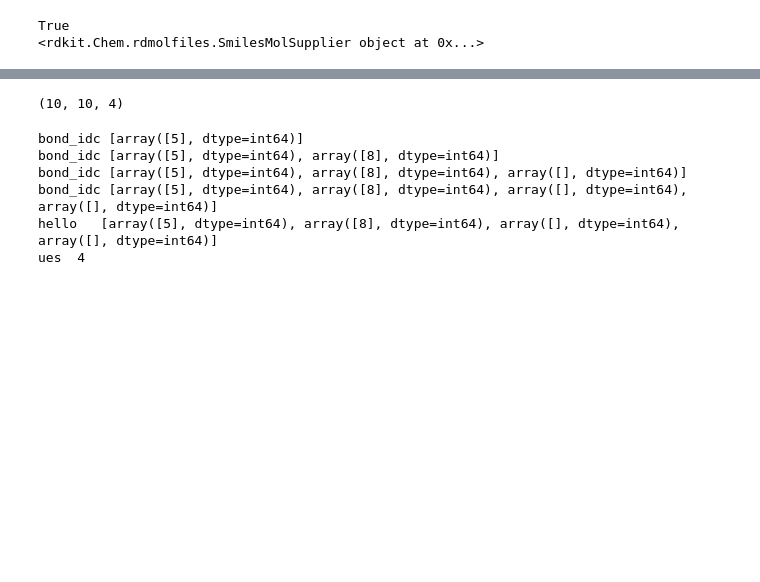
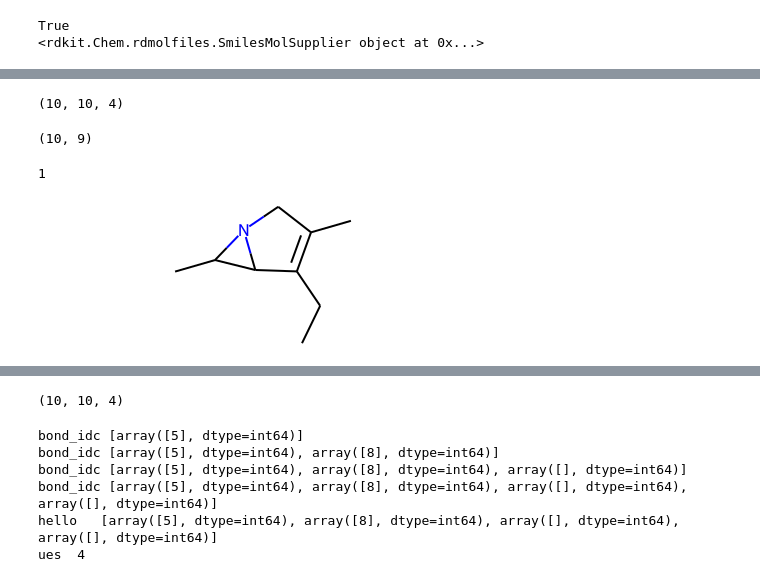
Before and after one commit to ashishgupta2598/GNN-moleculer-generation, a Jupyter notebook: Untitled1.ipynb, the cells around one changed output, grey strips where cells are left out. Drawn from its saved outputs; the diff is of its cells as text; code cells hidden in the pictures; blank space fills up the shorter version.

```diff
--- a/Untitled1.ipynb
+++ b/Untitled1.ipynb
@@ -167,0 +484,17 @@ class MolecularGraph:
+# %%
+graph.edge_features.shape
+# %% [output]
+(10, 10, 4)
+# %%
+graph.node_features.shape
+# %% [output]
+(10, 9)
+# %%
+np.nonzero(apd)
+print(apd[969])
+# %% [output]
+1
+# %%
+molecule
+# %% [output]
+[figure, added]
```
Also changed, not shown: parts of 25 cells of this notebook, 14 other files.
